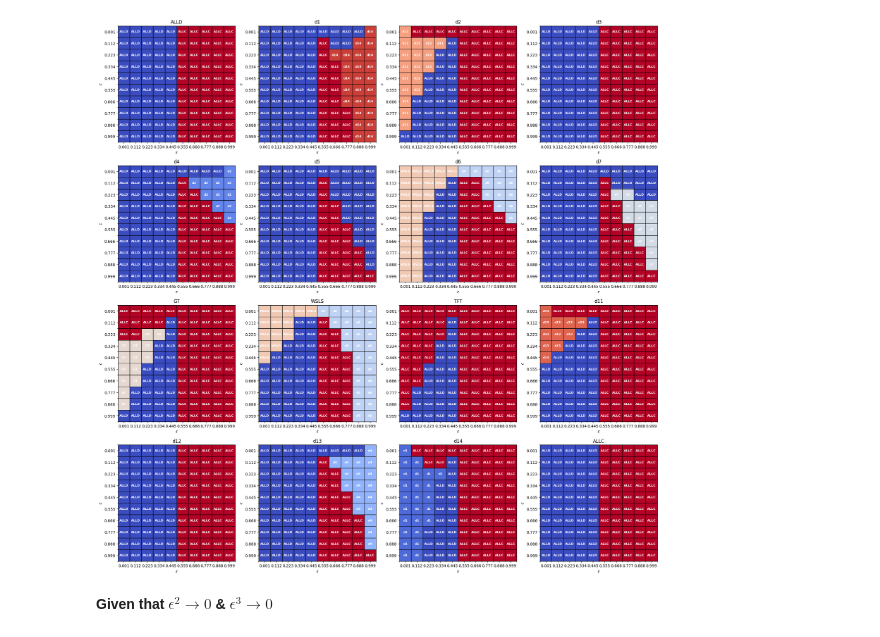
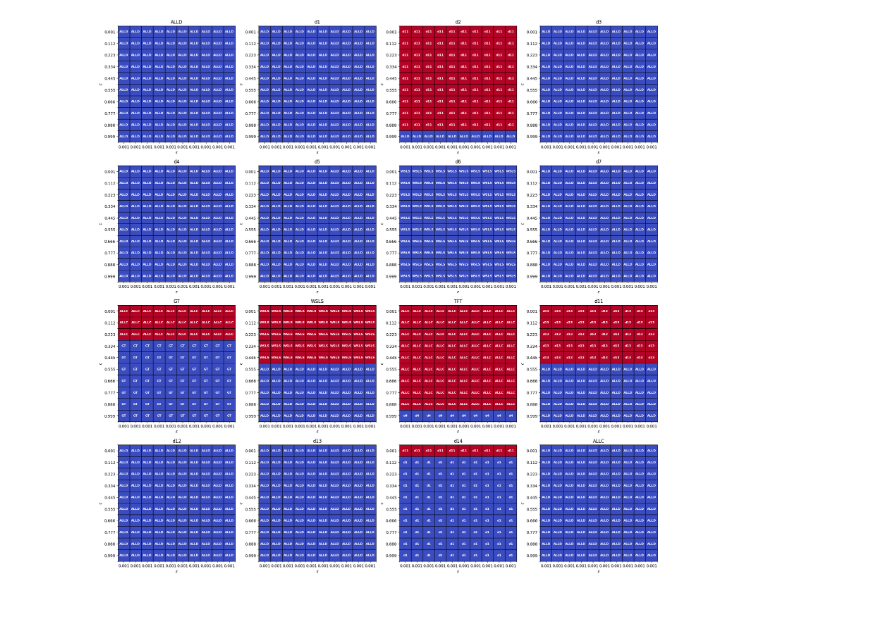
Before and after one commit to Nikoleta-v3/Inferring-strategies-in-repeated-games, a Jupyter notebook: Best Responses.ipynb, the cells around one changed output. Cells and saved outputs as stored; diff of their text form; code cells hidden in the pictures; blank space fills up the shorter version.

```diff
--- a/Best Responses.ipynb
+++ b/Best Responses.ipynb
@@ -17,6 +17,6 @@ epsilon, c = sym.symbols("epsilon, c")
 # %%
 cvals, evals = (np.linspace(0 + 10 ** (- 3), 1  - 10 ** (- 3), 10).round(3),
-                np.linspace(0 + 10 ** (- 3), 1  - 10 ** (- 3), 10).round(3))
+                np.linspace(0 + 10 ** (- 3), 0.001, 10).round(3))
 # %%
 with open("ALLD_payoffs.txt") as f:
     file = f.readlines()
@@ -35,44 +35,45 @@ for l, label in enumerate(labels):
 
     payoffs = [parse_expr(f.split("\t")[1].replace("\n", "")) for f in file]
 
+    expansion = sym.Matrix([sym.series(p, epsilon, 0, 2) for p in payoffs])
+
+    worder = [e.removeO() for e in expansion]
+
     # data
 
     data = np.zeros((10, 10))
-
     for i, c_val in enumerate(cvals):
         for j, e_val in enumerate(evals):
-            data[i, j] = np.argmax([p.subs({epsilon: e_val, c: c_val}) for p in payoffs])
+            data[i, j] = np.argmax([p.subs({epsilon: e_val, c: c_val}) for p in worder])
 
 
     index = (int(l / 4), l % 4)
 
     im = ax[index].imshow(data, origin="upper", aspect="auto", cmap='coolwarm')
 
     # Major ticks
     ax[index].set_xticks(np.arange(0, 10, 1))
     ax[index].set_yticks(np.arange(0, 10, 1))
 
     # Labels for major ticks
     ax[index].set_xticklabels(evals)
     ax[index].set_yticklabels(cvals)
     ax[index].set_ylabel("$c$")
     ax[index].set_xlabel("$\epsilon$")
 
     # Minor ticks
     ax[index].set_xticks(np.arange(-.5, 10, 1), minor=True)
     ax[index].set_yticks(np.arange(-.5, 10, 1), minor=True)
 
     ax[index].grid(which='minor', color='black', linestyle='-', linewidth=1)
 
     ax[index].set_title(label)
 
     for (i, j), val in np.ndenumerate(data):
         ax[index].text(j, i, labels[int(val)], ha='center',
                        va='center',
                        color="w",
                        weight='bold',
                        fontsize=8)
 # %% [output]
-[figure, old version]
+[figure, new version]
-# %% [markdown]
-**Given that $\epsilon^2 \rightarrow 0$ & $\epsilon^3 \rightarrow 0$**
```
Also changed, not shown: parts of 24 cells of this notebook, 2 other files.
